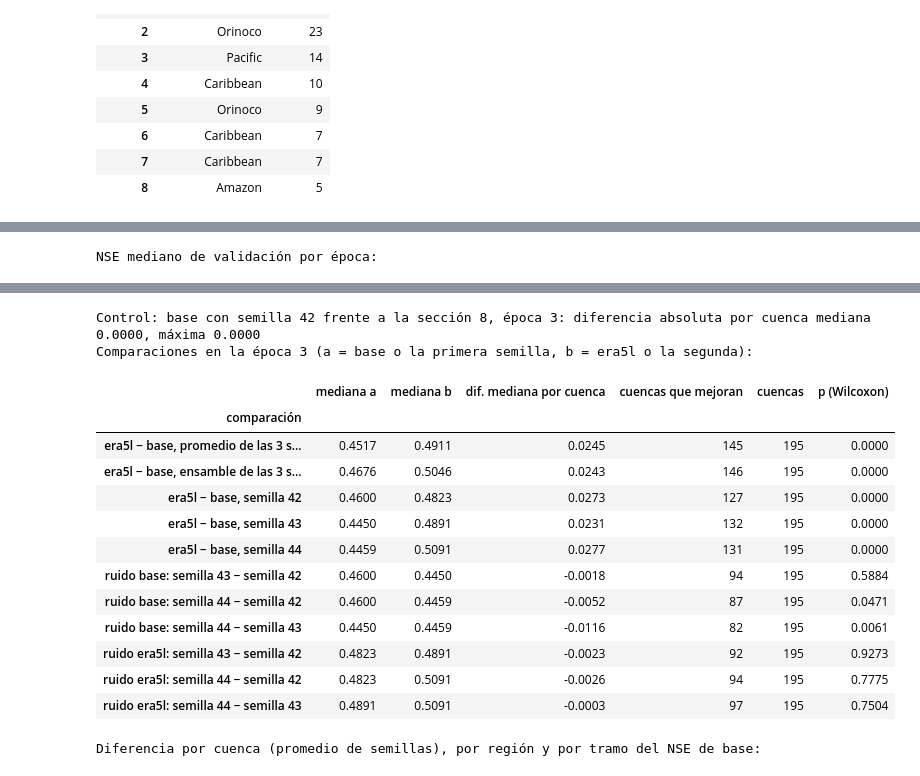
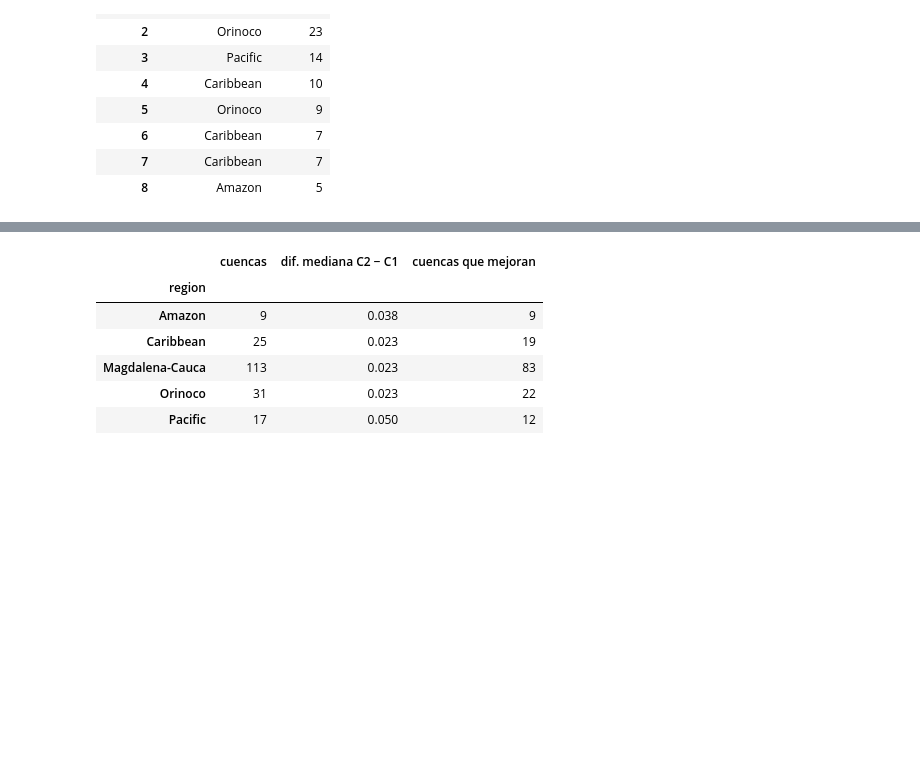
Before and after one commit to leodie1615/Proyecto-final-ADL, a Jupyter notebook: proyecto-final-modelado.ipynb, the cells around one changed output, grey strips where cells are left out. Saved outputs shown, nothing was run; the diff lists cells and outputs as text; code cells hidden in the pictures; blank space fills up the shorter version.

```diff
--- a/proyecto-final-modelado.ipynb
+++ b/proyecto-final-modelado.ipynb
@@ -1777,13 +1359,13 @@ VARIABLES_ERA5L = ["era5l_pr_mm", "era5l_srad_wm2", "era5l_lrad_wm2", "era5l_eva
                    "era5l_esc_sup_mm", "era5l_esc_sub_mm", "era5l_suelo1", "era5l_suelo2", "era5l_suelo3",
                    "era5l_suelo4", "era5l_rocio_c", "era5l_pvapor_kpa", "era5l_viento_ms", "era5l_presion_kpa"]
 SEMILLAS_CONFIRMACION = [42, 43, 44]
-EPOCAS_CONFIRMACION = 3                                       # la mejor época de la sección 8
+EPOCAS_CONFIRMACION = 3                                       # la mejor época de 6.1
 DIR_CONFIRMACION = ROOT / "runs" / "confirmacion_lstm_1811"
 region_de = resumen.set_index("gauge_id")["region"]
 
 
 def config_confirmacion(conf, semilla):
-    """`base`: la configuración de la sección 8. `era5l`: más las 15 variables de ERA5-Land, sin eroded_misce_perc."""
+    """`base` (C1): la configuración de 6.1. `era5l` (C2): más las 15 variables de ERA5-Land, sin eroded_misce_perc."""
     c = {**config_temporal, "experiment_name": f"confirmacion_{conf}_s{semilla}", "seed": semilla,
          "epochs": EPOCAS_CONFIRMACION, "early_stopping": False, "save_validation_results": True, "verbose": 0}
     for k in ("patience_early_stopping", "minimum_epochs_before_early_stopping",
@@ -1852,11 +1434,18 @@ def nse_serie(obs, sim):
 
 
 def diferencia_por_cuenca(nombre, a, b):
-    """b − a por cuenca: medianas, diferencia mediana, cuencas que mejoran y prueba de Wilcoxon."""
+    """b − a por cuenca (a: referencia): medianas, diferencia mediana, cuencas que mejoran y prueba de Wilcoxon."""
     d = (b - a).dropna()
-    return {"comparación": nombre, "mediana a": a[d.index].median(), "mediana b": b[d.index].median(),
+    return {"comparación": nombre, "NSE de referencia": a[d.index].median(), "NSE comparado": b[d.index].median(),
             "dif. mediana por cuenca": d.median(), "cuencas que mejoran": int((d > 0).sum()), "cuencas": len(d),
             "p (Wilcoxon)": wilcoxon(d).pvalue if (d != 0).any() else np.nan}
+
+
+
+def tabla_diferencias(filas):
+    """Comparaciones redondeadas, con p en notación científica."""
+    t = pd.DataFrame(filas).set_index("comparación").drop(columns="cuencas")
+    return t.round(3).assign(**{"p (Wilcoxon)": t["p (Wilcoxon)"].map("{:.0e}".format)})
 
 
 if EJECUTAR_CONFIRMACION:
@@ -1864,41 +1453,27 @@ if EJECUTAR_CONFIRMACION:
 
 corridas_conf = {(c, s): corrida_confirmacion(c, s) for c in ("base", "era5l") for s in SEMILLAS_CONFIRMACION}
 if all(r is not None for r in corridas_conf.values()):
-    e = EPOCAS_CONFIRMACION
-    nse_conf = {(c, s, ep): nse_validacion(r, ep) for (c, s), r in corridas_conf.items() for ep in range(1, e + 1)}
-    print("NSE mediano de validación por época:")
-    display(pd.DataFrame({f"época {ep}": {f"{c}, semilla {s}": nse_conf[(c, s, ep)].median() for c, s in corridas_conf}
-                          for ep in range(1, e + 1)}).round(3))
-    if run_temporal is not None:
-        d1 = (nse_conf[("base", 42, e)] - nse_validacion(run_temporal, e)).abs()
-        print(f"Control: base con semilla 42 frente a la sección 8, época {e}: diferencia absoluta por cuenca "
-              f"mediana {d1.median():.4f}, máxima {d1.max():.4f}")
-    prom = {c: pd.concat([nse_conf[(c, s, e)] for s in SEMILLAS_CONFIRMACION], axis=1).mean(axis=1)
+    nse_conf = {(c, s): nse_validacion(r, EPOCAS_CONFIRMACION) for (c, s), r in corridas_conf.items()}
+    prom = {c: pd.concat([nse_conf[(c, s)] for s in SEMILLAS_CONFIRMACION], axis=1).mean(axis=1)
             for c in ("base", "era5l")}
     ens = {}
     for c in ("base", "era5l"):
-        sims = [sim_validacion(corridas_conf[(c, s)], e) for s in SEMILLAS_CONFIRMACION]
+        sims = [sim_validacion(corridas_conf[(c, s)], EPOCAS_CONFIRMACION) for s in SEMILLAS_CONFIRMACION]
         ens[c] = pd.Series({b: nse_serie(sims[0][b][0], np.mean([x[b][1] for x in sims], axis=0)) for b in sims[0]})
-    filas_conf = [diferencia_por_cuenca("era5l − base, promedio de las 3 semillas", prom["base"], prom["era5l"]),
-                  diferencia_por_cuenca("era5l − base, ensamble de las 3 semillas", ens["base"], ens["era5l"])]
-    filas_conf += [diferencia_por_cuenca(f"era5l − base, semilla {s}", nse_conf[("base", s, e)],
-                                         nse_conf[("era5l", s, e)]) for s in SEMILLAS_CONFIRMACION]
-    filas_conf += [diferencia_por_cuenca(f"ruido {c}: semilla {s2} − semilla {s1}", nse_conf[(c, s1, e)],
-                                         nse_conf[(c, s2, e)])
+    nombre_conf = {"base": "C1", "era5l": "C2"}
+    filas_conf = [diferencia_por_cuenca("C2 − C1, promedio de las 3 semillas", prom["base"], prom["era5l"]),
+                  diferencia_por_cuenca("C2 − C1, ensamble de las 3 semillas", ens["base"], ens["era5l"])]
+    filas_conf += [diferencia_por_cuenca(f"C2 − C1, semilla {s}", nse_conf[("base", s)], nse_conf[("era5l", s)])
+                   for s in SEMILLAS_CONFIRMACION]
+    filas_conf += [diferencia_por_cuenca(f"ruido de {nombre_conf[c]}: semilla {s2} − semilla {s1}", nse_conf[(c, s1)],
+                                         nse_conf[(c, s2)])
                    for c in ("base", "era5l") for i, s1 in enumerate(SEMILLAS_CONFIRMACION)
                    for s2 in SEMILLAS_CONFIRMACION[i + 1:]]
-    print(f"Comparaciones en la época {e} (a = base o la primera semilla, b = era5l o la segunda):")
-    display(pd.DataFrame(filas_conf).set_index("comparación").round(4))
+    display(tabla_diferencias(filas_conf))
     dif_conf = prom["era5l"] - prom["base"]
     por_region = dif_conf.groupby(region_de.reindex(dif_conf.index))
-    tramo = pd.cut(prom["base"], [-np.inf, 0, 0.3, 0.5, 0.7, np.inf],
-                   labels=["< 0", "0 a 0,3", "0,3 a 0,5", "0,5 a 0,7", "≥ 0,7"], right=False)
-    print("Diferencia por cuenca (promedio de semillas), por región y por tramo del NSE de base:")
-    display(pd.DataFrame({"cuencas": por_region.size(), "dif. mediana": por_region.median().round(3),
-                          "mejoran": por_region.apply(lambda x: int((x > 0).sum()))}))
-    display(dif_conf.groupby(tramo, observed=True).agg(cuencas="size", dif_mediana="median",
-                                                       mejoran=lambda x: int((x > 0).sum())).round(3))
+    display(pd.DataFrame({"cuencas": por_region.size(), "dif. mediana C2 − C1": por_region.median().round(3),
+                          "cuencas que mejoran": por_region.apply(lambda x: int((x > 0).sum()))}))
 else:
     print("Confirmación pendiente:", [f"{c}_s{s}" for (c, s), r in corridas_conf.items() if r is None])
 # %% [output]
-NSE mediano de validación por época:
@@ -1912,16 +1493,7 @@ NSE mediano de validación por época:
-Control: base con semilla 42 frente a la sección 8, época 3: diferencia absoluta por cuenca mediana 0.0000, máxima 0.0000
-Comparaciones en la época 3 (a = base o la primera semilla, b = era5l o la segunda):
-|  | mediana a | mediana b | dif. mediana por cuenca | cuencas que mejoran | cuencas | p (Wilcoxon) |
-| comparación |  |  |  |  |  |  |
-| era5l − base, promedio de las 3 s... | 0.4517 | 0.4911 | 0.0245 | 145 | 195 | 0.0000 |
-| era5l − base, ensamble de las 3 s... | 0.4676 | 0.5046 | 0.0243 | 146 | 195 | 0.0000 |
-| era5l − base, semilla 42 | 0.4600 | 0.4823 | 0.0273 | 127 | 195 | 0.0000 |
-| era5l − base, semilla 43 | 0.4450 | 0.4891 | 0.0231 | 132 | 195 | 0.0000 |
-| era5l − base, semilla 44 | 0.4459 | 0.5091 | 0.0277 | 131 | 195 | 0.0000 |
-| ruido base: semilla 43 − semilla 42 | 0.4600 | 0.4450 | -0.0018 | 94 | 195 | 0.5884 |
-| ruido base: semilla 44 − semilla 42 | 0.4600 | 0.4459 | -0.0052 | 87 | 195 | 0.0471 |
-| ruido base: semilla 44 − semilla 43 | 0.4450 | 0.4459 | -0.0116 | 82 | 195 | 0.0061 |
-| ruido era5l: semilla 43 − semilla 42 | 0.4823 | 0.4891 | -0.0023 | 92 | 195 | 0.9273 |
-| ruido era5l: semilla 44 − semilla 42 | 0.4823 | 0.5091 | -0.0026 | 94 | 195 | 0.7775 |
-| ruido era5l: semilla 44 − semilla 43 | 0.4891 | 0.5091 | -0.0003 | 97 | 195 | 0.7504 |
+|  | cuencas | dif. mediana C2 − C1 | cuencas que mejoran |
+| region |  |  |  |
+| Amazon | 9 | 0.038 | 9 |
+| Caribbean | 25 | 0.023 | 19 |
+| Magdalena-Cauca | 113 | 0.023 | 83 |
+| Orinoco | 31 | 0.023 | 22 |
+| Pacific | 17 | 0.050 | 12 |
-Diferencia por cuenca (promedio de semillas), por región y por tramo del NSE de base:
```
Also changed, not shown: parts of 75 cells of this notebook, 2 other files.
